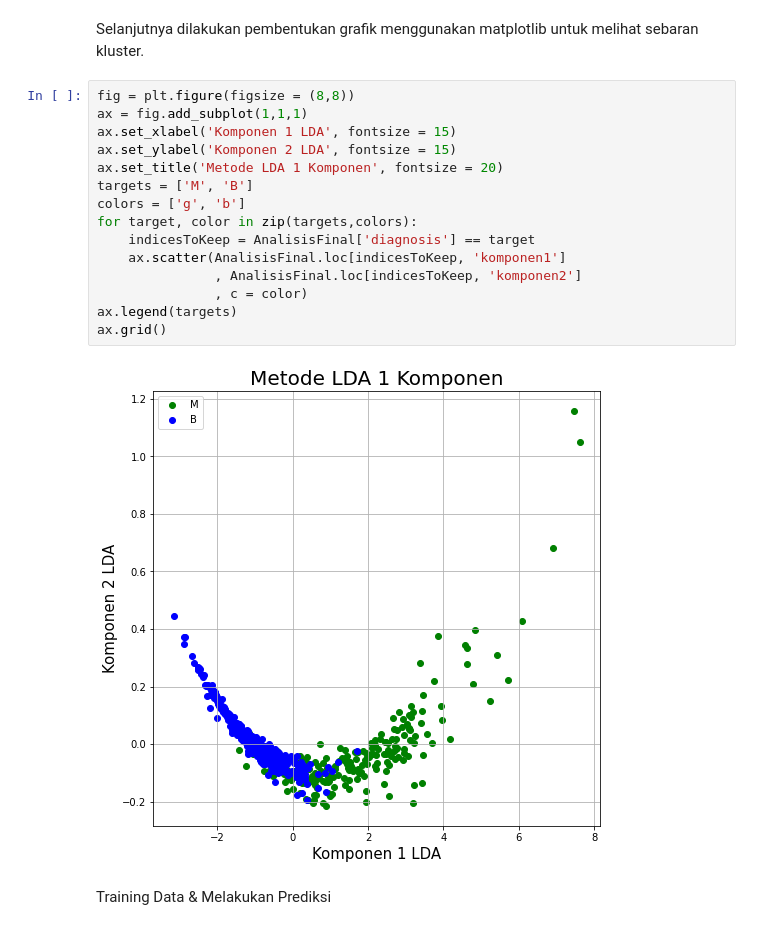
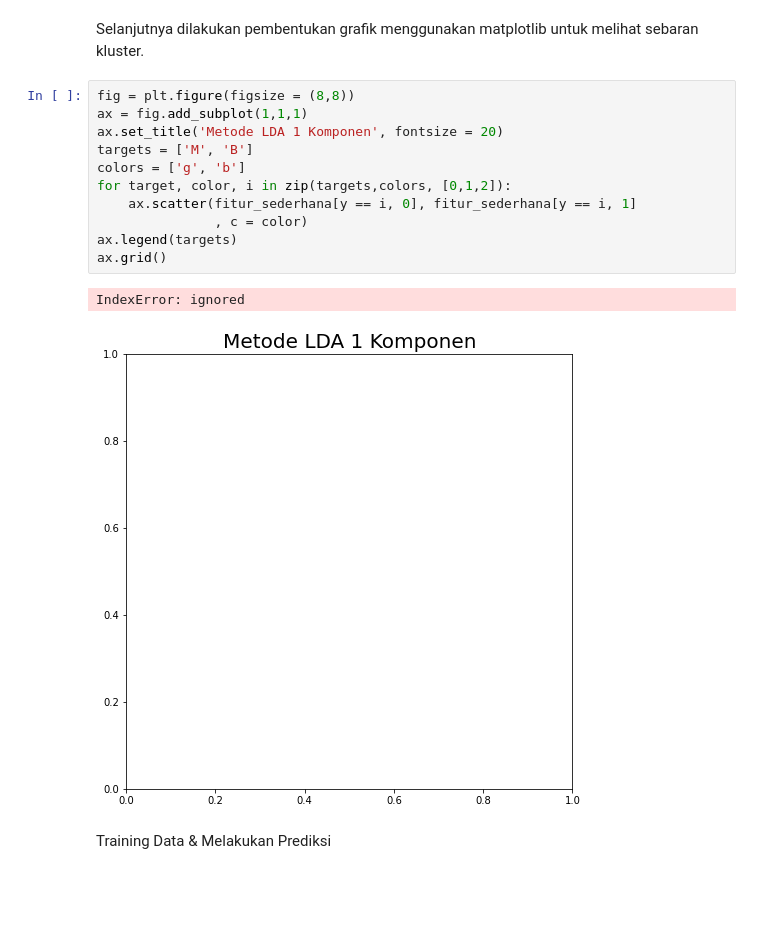
Before and after one commit to hananlu/SLOuas, a Jupyter notebook: Klusterisasi_dengan_LDA.ipynb, the cells around one changed output. Saved outputs shown, nothing was run; the diff lists cells and outputs as text; blank space fills up the shorter version.

```diff
--- a/Klusterisasi_dengan_LDA.ipynb
+++ b/Klusterisasi_dengan_LDA.ipynb
@@ -96,20 +96,17 @@ Selanjutnya dilakukan pembentukan grafik menggunakan matplotlib untuk melihat se
 # %%
 fig = plt.figure(figsize = (8,8))
 ax = fig.add_subplot(1,1,1)
-ax.set_xlabel('Komponen 1 LDA', fontsize = 15)
-ax.set_ylabel('Komponen 2 LDA', fontsize = 15)
 ax.set_title('Metode LDA 1 Komponen', fontsize = 20)
 targets = ['M', 'B']
 colors = ['g', 'b']
-for target, color in zip(targets,colors):
-    indicesToKeep = AnalisisFinal['diagnosis'] == target
-    ax.scatter(AnalisisFinal.loc[indicesToKeep, 'komponen1']
-               , AnalisisFinal.loc[indicesToKeep, 'komponen2']
+for target, color, i in zip(targets,colors, [0,1,2]):
+    ax.scatter(fitur_sederhana[y == i, 0], fitur_sederhana[y == i, 1]
                , c = color)
 ax.legend(targets)
 ax.grid()
 # %% [output]
+IndexError: ignored
-[figure, old version]
+[figure, new version]
 # %% [markdown]
 Training Data & Melakukan Prediksi
 # %%
```
Also changed, not shown: parts of 2 cells of this notebook.
